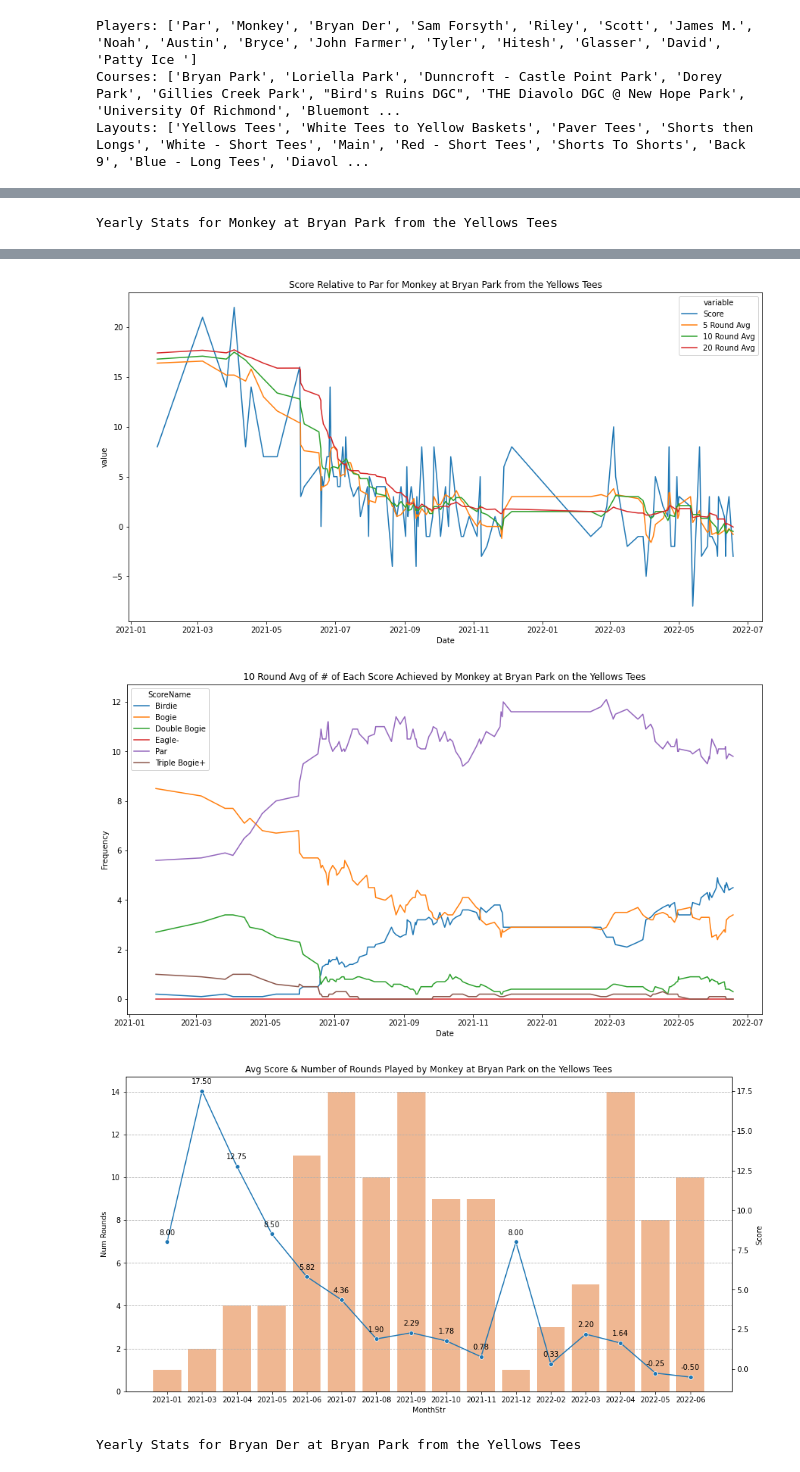
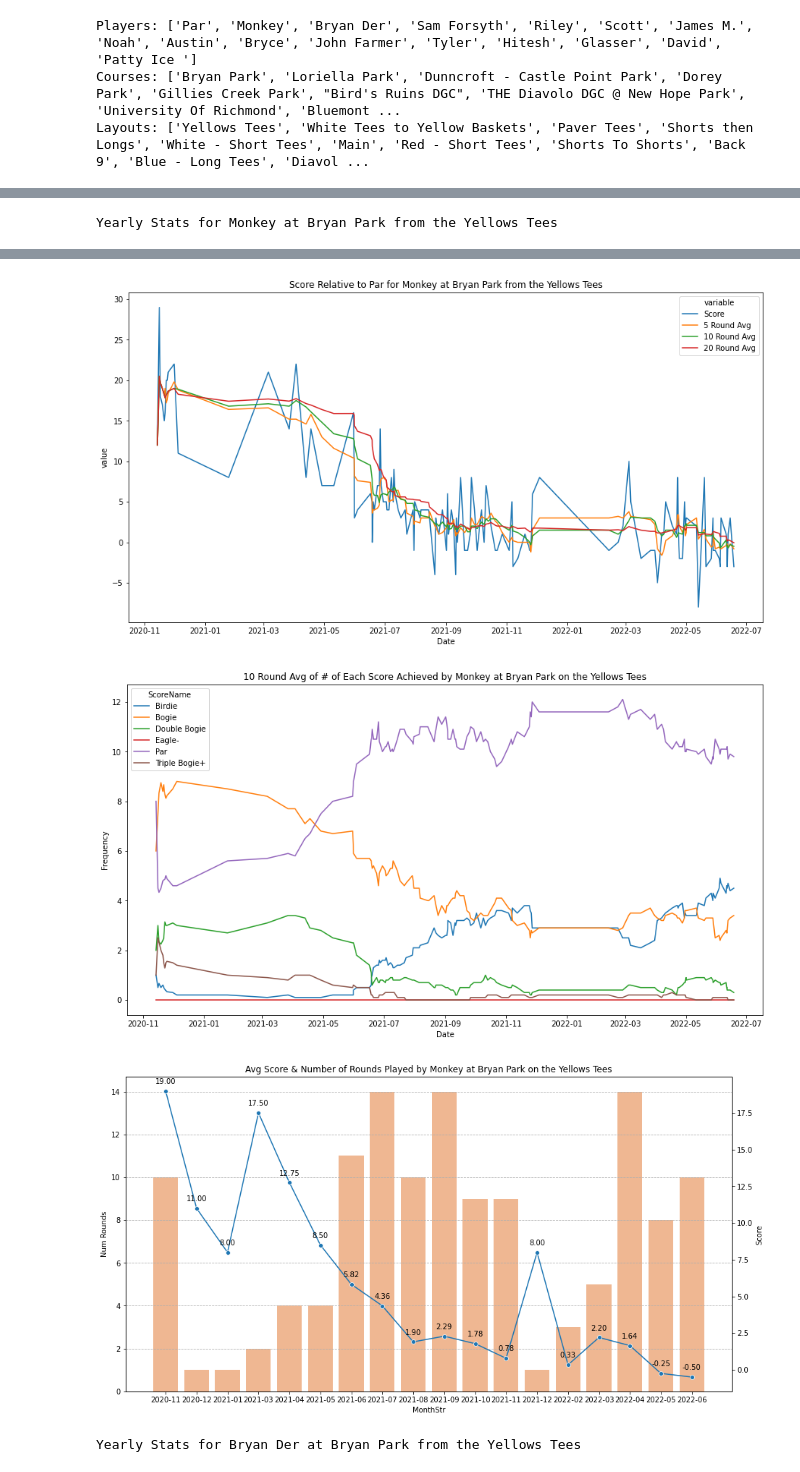
Before and after one commit to justinessert/udisc_stats, a Jupyter notebook: VisualizeUDiscStats.ipynb, the cells around one changed output, grey strips where cells are left out. Drawn from its saved outputs; the diff is of its cells as text; code cells hidden in the pictures.

```diff
--- a/VisualizeUDiscStats.ipynb
+++ b/VisualizeUDiscStats.ipynb
@@ -52,25 +57,36 @@ Layouts: ['Yellows Tees', 'White Tees to Yellow Baskets', 'Paver Tees', 'Shorts
+# %%
+course="Bryan Park"
+# course="Dunncroft - Castle Point Park"
+
+layout="Yellows Tees"
+# layout="Paver Tees"
+# layout = "Shorts then Longs"
+
+min_date="2020-01"
+# min_date="2021-01"
+# min_date="2022-01"
 # %%
 get_player_stats(
     df=df,
     player="Monkey",
-    course="Bryan Park",
-    layout="Yellows Tees",
-    min_date="2021-01",
+    course=course,
+    layout=layout,
+    min_date=min_date,
 )
 # %% [output]
 Yearly Stats for Monkey at Bryan Park from the Yellows Tees
 |  | PlayerName | CourseName | LayoutNameAdj | Year | Total | +/- | Hole1 | Hole2 | Hole3 | Hole4 | ... |
 | 28 | Monkey | Bryan Park | Yellows Tees | 2020 | 76.272727 | 18.272727 | 3.545455 | 4.090909 | 4.000000 | 4.727273 | ... |
 | 29 | Monkey | Bryan Park | Yellows Tees | 2021 | 62.240506 | 4.240506 | 2.898734 | 3.253165 | 3.189873 | 4.139241 | ... |
 | 30 | Monkey | Bryan Park | Yellows Tees | 2022 | 58.700000 | 0.700000 | 2.925000 | 3.000000 | 3.075000 | 3.900000 | ... |
 A value is trying to be set on a copy of a slice from a DataFrame.
 Try using .loc[row_indexer,col_indexer] = value instead
 
 See the caveats in the documentation: https://pandas.pydata.org/pandas-docs/stable/user_guide/indexing.html#returning-a-view-versus-a-copy
   viz_df["MonthStr"] = viz_df["Month"].dt.strftime("%Y-%m")
-[figure, old version]
+[figure, new version]
-[figure, old version]
+[figure, new version]
-[figure, old version]
+[figure, new version]
 # %%
 get_player_stats(
     df=df,
```
Also changed, not shown: parts of 4 cells of this notebook, 1 other file.
